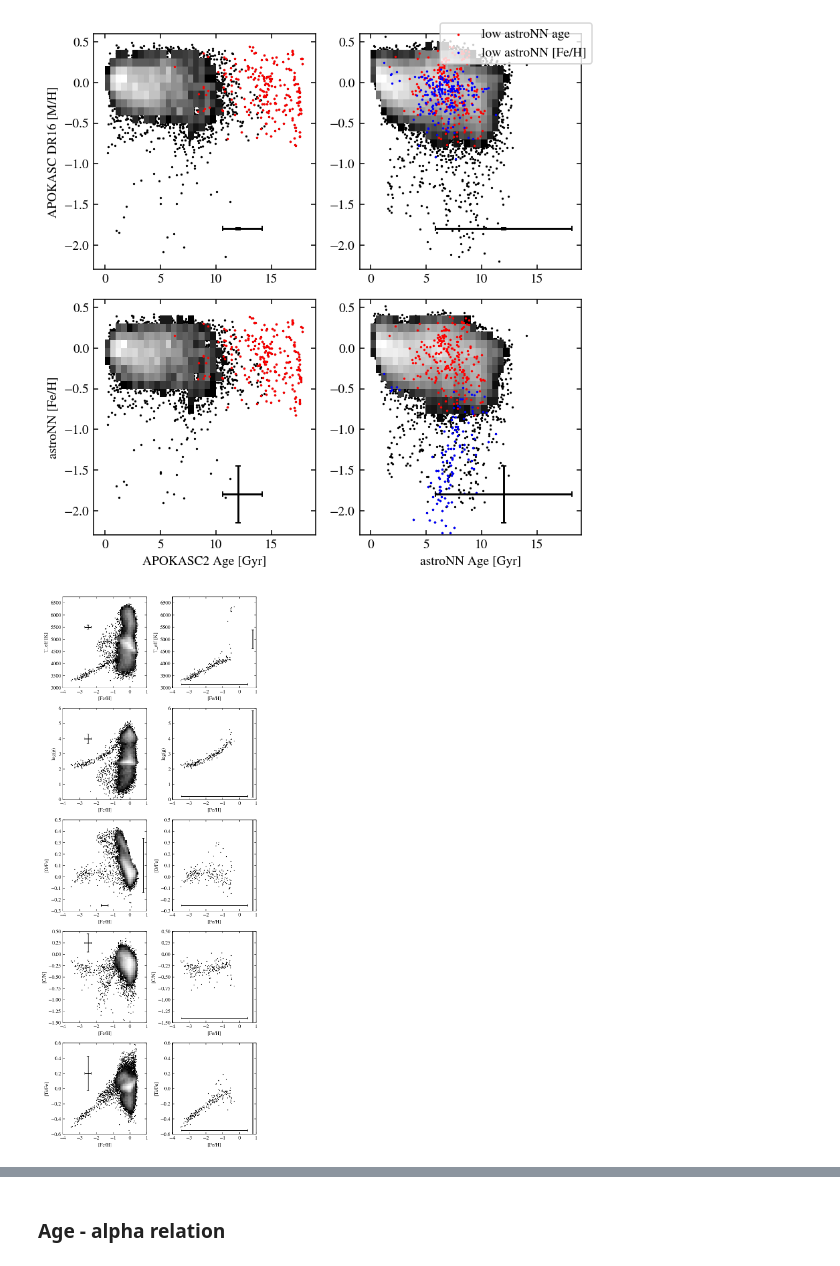
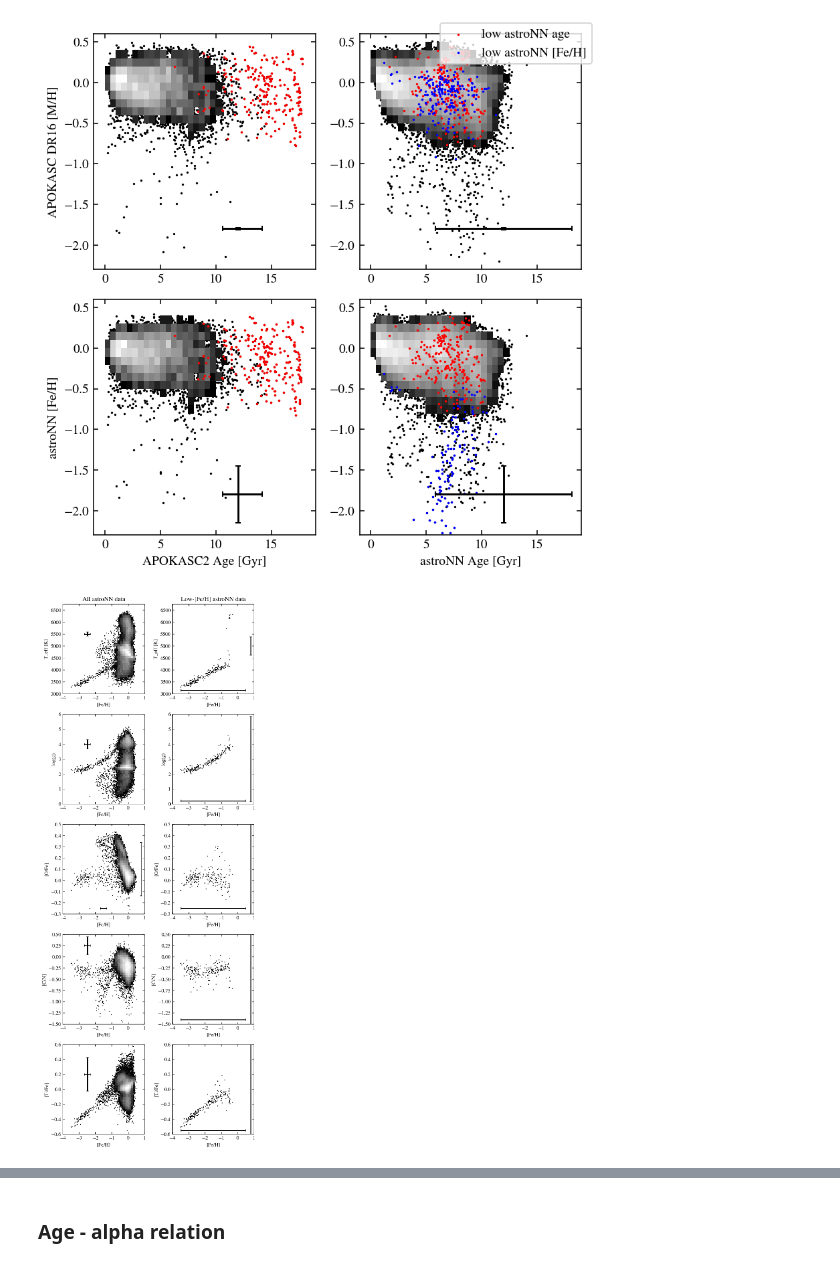
Before and after one commit to lodubay/first-year-project, a Jupyter notebook: compare_datasets.ipynb, the cells around one changed output, grey strips where cells are left out. Drawn from its saved outputs; the diff is of its cells as text; code cells hidden in the pictures.

```diff
--- a/compare_datasets.ipynb
+++ b/compare_datasets.ipynb
@@ -18,7 +18,8 @@ plt.rc('font', family='STIXgeneral')
 plt.rc('figure', dpi=140)
 
 # Paths
-data_dir = '/users/PAS2055/lodubay/Data/APOGEE'
+# data_dir = '/users/PAS2055/lodubay/Data/APOGEE'
+data_dir = 'C:\\Users\\dubay.11\\Data\\APOGEE'
 data_path = Path(data_dir)
 apokasc_file = 'APOKASC_cat_v6.7.2.fits'
 starhorse_file = 'APOGEE_DR17_EDR3_STARHORSE_v2.fits'
@@ -531,6 +532,7 @@ fig, axs = plt.subplots(5, 2, figsize=(6, 15), tight_layout=True)
 
 # Teff
 ax = axs[0,0]
+ax.set_title('All astroNN data')
 ax.scatter(metals['ASTRONN_FE_H'], metals['ASTRONN_TEFF'], c='k', s=.5)
 ax.hist2d(metals['ASTRONN_FE_H'], metals['ASTRONN_TEFF'],
           bins=[np.arange(-4, 1.1, 0.1), np.arange(3000, 6600, 100)],
@@ -545,6 +547,7 @@ ax.set_xlabel('[Fe/H]')
 ax.set_ylabel('T_eff [K]')
 
 ax = axs[0,1]
+ax.set_title('Low-[Fe/H] astroNN data')
 ax.scatter(low_fe['ASTRONN_FE_H'], low_fe['ASTRONN_TEFF'], c='k', s=.5)
 ax.errorbar(-1.5, 3150,
             xerr=rms(low_fe['ASTRONN_FE_H_ERR']),
@@ -646,31 +649,32 @@ ax.set_ylabel('[C/N]')
 # [Ti/Fe]
 ax = axs[4,0]
 ax.scatter(metals['ASTRONN_FE_H'], metals['ASTRONN_TI_FE'], c='k', s=.5)
 ax.hist2d(metals['ASTRONN_FE_H'], metals['ASTRONN_TI_FE'],
           bins=[np.arange(-4, 1.1, 0.1), np.arange(-0.6, 0.62, 0.02)],
           cmap='gray', norm=colors.LogNorm(), cmin=10)
 ax.errorbar(-2.5, 0.2,
             xerr=rms(metals['ASTRONN_FE_H_ERR']),
             yerr=rms(metals['ASTRONN_TI_FE_ERR']),
             c='k', capsize=2)
 ax.set_xlim((-4, 1))
 ax.set_ylim((-0.6, 0.6))
 ax.set_xlabel('[Fe/H]')
 ax.set_ylabel('[Ti/Fe]')
 
 ax = axs[4,1]
 ax.scatter(low_fe['ASTRONN_FE_H'], low_fe['ASTRONN_TI_FE'], c='k', s=.5)
 ax.errorbar(-1.5, -0.55,
             xerr=rms(low_fe['ASTRONN_FE_H_ERR']),
             c='k', capsize=2)
 ax.errorbar(0.8, 0,
             yerr=rms(low_fe['ASTRONN_TI_FE_ERR']),
             c='k', capsize=2)
 ax.set_xlim((-4, 1))
 ax.set_ylim((-0.6, 0.6))
 ax.set_xlabel('[Fe/H]')
 ax.set_ylabel('[Ti/Fe]')
 
+plt.savefig('astroNN_properties.pdf')
 plt.show()
 # %% [output]
-[figure, old version]
+[figure, new version]
```
Also changed, not shown: parts of 5 cells of this notebook, 4 other files.
